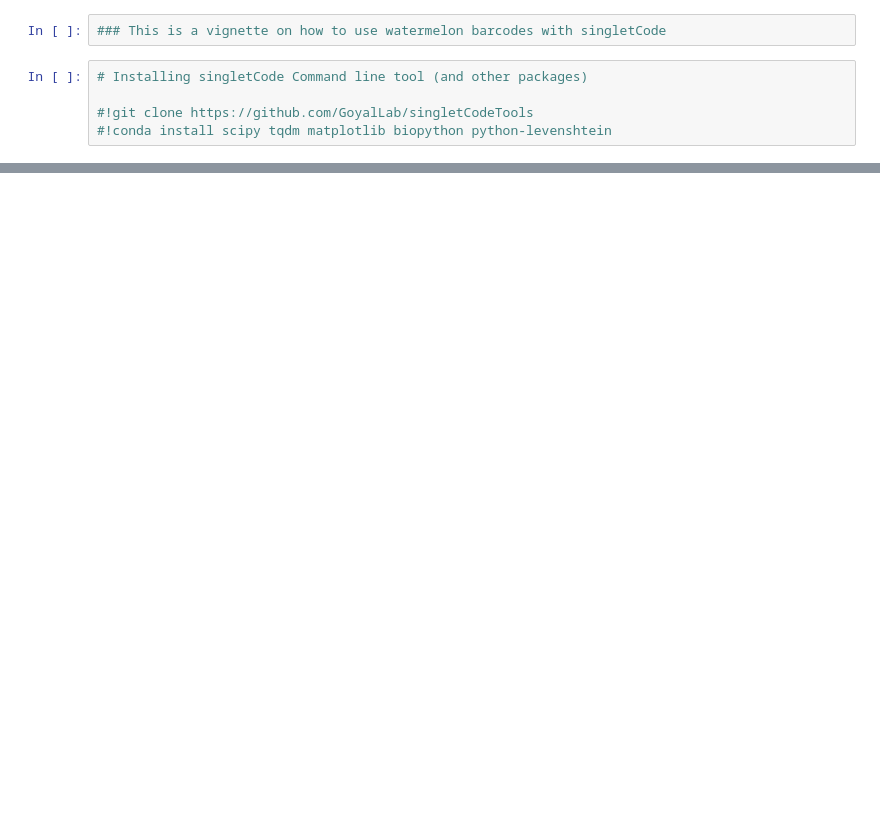
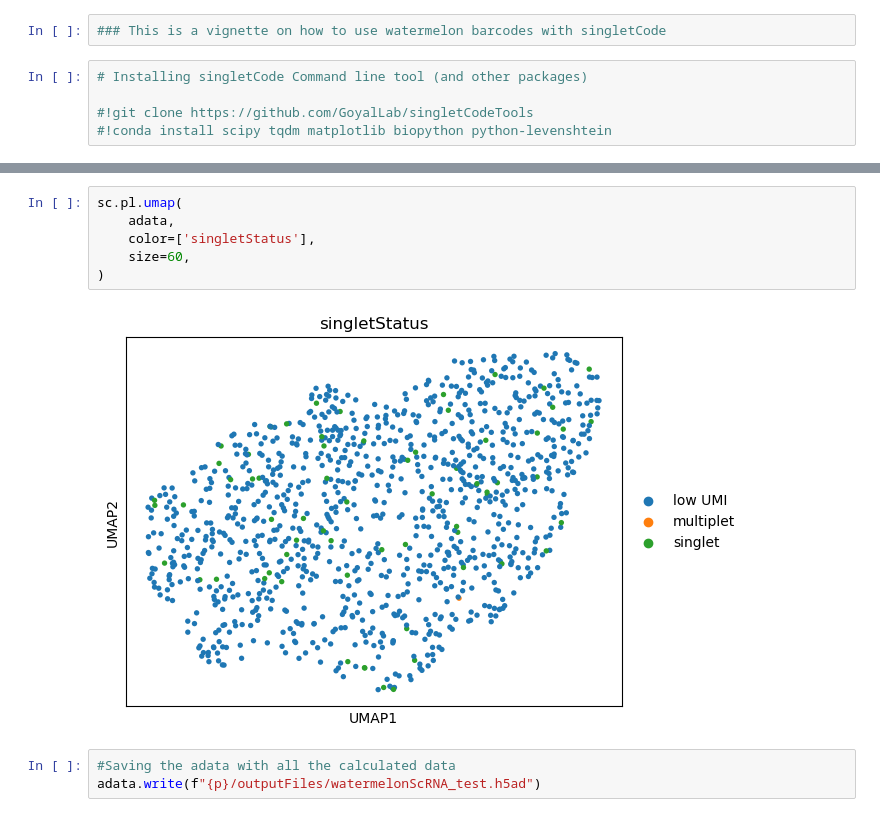
Before and after one commit to GoyalLab/singletCodeTools, a Jupyter notebook: vignette/usingwatermelonBarcodesWithSingletCode.ipynb, the cells around one changed output, grey strips where cells are left out. Drawn from its saved outputs; the diff is of its cells as text; blank space fills up the shorter version.

```diff
--- a/vignette/usingwatermelonBarcodesWithSingletCode.ipynb
+++ b/vignette/usingwatermelonBarcodesWithSingletCode.ipynb
@@ -122,0 +217,11 @@ All singlets identified are unique? True
+# %%
+sc.pl.umap(
+    adata,
+    color=['singletStatus'],
+    size=60,
+)
+# %% [output]
+[figure, added]
+# %%
+#Saving the adata with all the calculated data
+adata.write(f"{p}/outputFiles/watermelonScRNA_test.h5ad")
```
Also changed, not shown: parts of 17 cells of this notebook, 1 other file.
